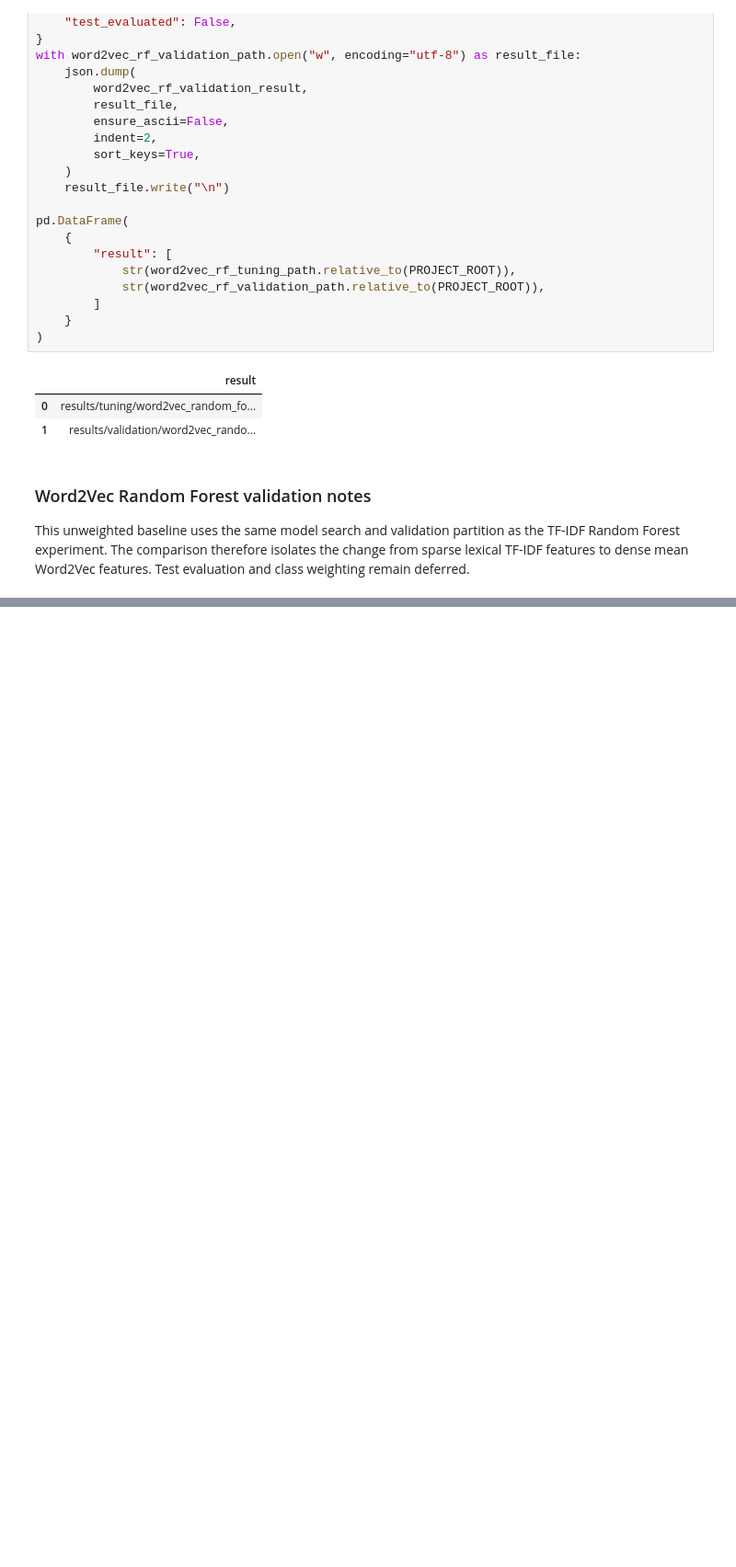
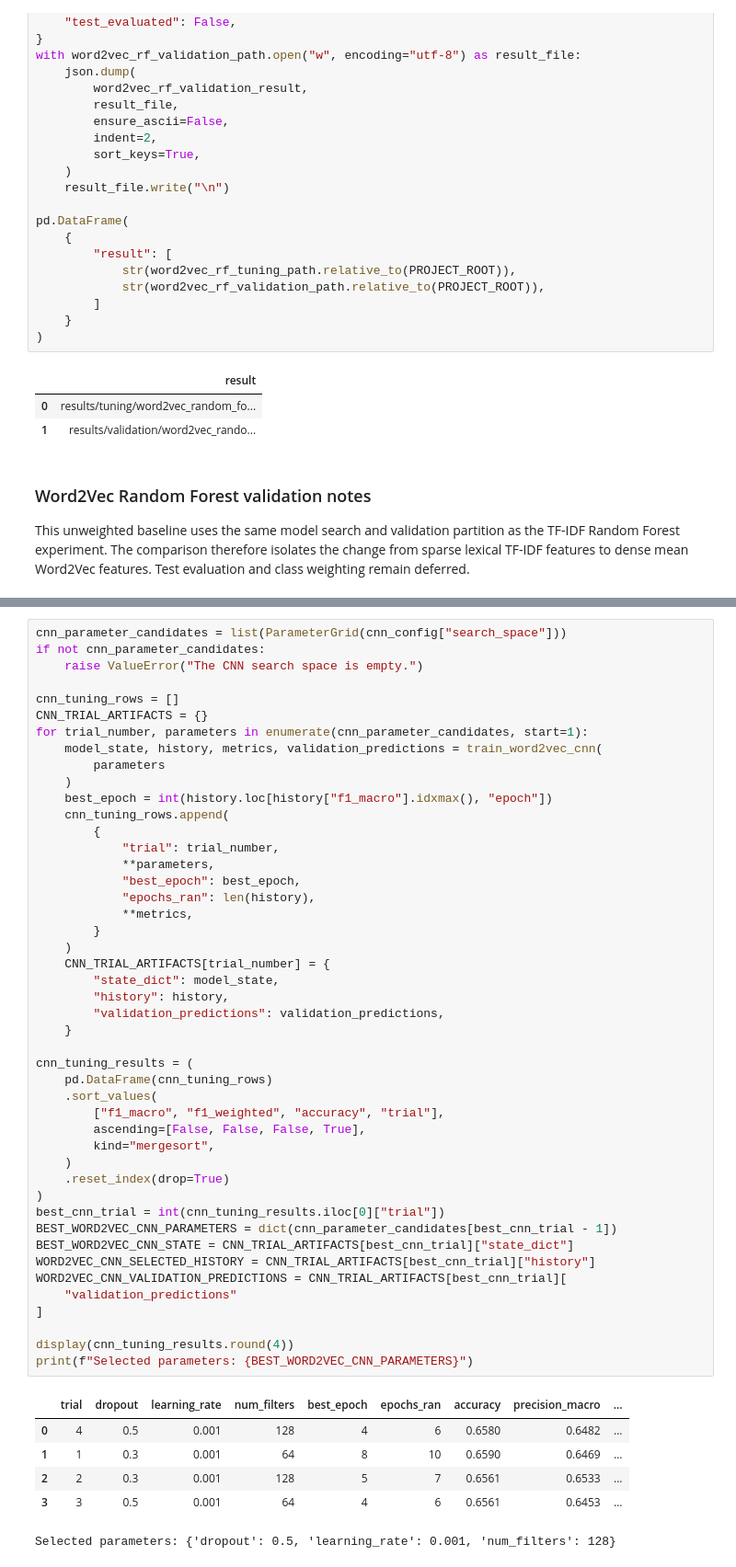
Before and after one commit to iAboud98/arabic-sentiment-analysis, a Jupyter notebook: notebooks/arabic_sentiment_analysis.ipynb, the cells around one changed output, grey strips where cells are left out. Shown at 92% size. Cells and saved outputs as stored; diff of their text form; blank space fills up the shorter version.

```diff
--- a/notebooks/arabic_sentiment_analysis.ipynb
+++ b/notebooks/arabic_sentiment_analysis.ipynb
@@ -2204,0 +2466,53 @@ This unweighted baseline uses the same model search and validation partition as
+# %%
+cnn_parameter_candidates = list(ParameterGrid(cnn_config["search_space"]))
+if not cnn_parameter_candidates:
+    raise ValueError("The CNN search space is empty.")
+
+cnn_tuning_rows = []
+CNN_TRIAL_ARTIFACTS = {}
+for trial_number, parameters in enumerate(cnn_parameter_candidates, start=1):
+    model_state, history, metrics, validation_predictions = train_word2vec_cnn(
+        parameters
+    )
+    best_epoch = int(history.loc[history["f1_macro"].idxmax(), "epoch"])
+    cnn_tuning_rows.append(
+        {
+            "trial": trial_number,
+            **parameters,
+            "best_epoch": best_epoch,
+            "epochs_ran": len(history),
+            **metrics,
+        }
+    )
+    CNN_TRIAL_ARTIFACTS[trial_number] = {
+        "state_dict": model_state,
+        "history": history,
+        "validation_predictions": validation_predictions,
+    }
+
+cnn_tuning_results = (
+    pd.DataFrame(cnn_tuning_rows)
+    .sort_values(
+        ["f1_macro", "f1_weighted", "accuracy", "trial"],
+        ascending=[False, False, False, True],
+        kind="mergesort",
+    )
+    .reset_index(drop=True)
+)
+best_cnn_trial = int(cnn_tuning_results.iloc[0]["trial"])
+BEST_WORD2VEC_CNN_PARAMETERS = dict(cnn_parameter_candidates[best_cnn_trial - 1])
+BEST_WORD2VEC_CNN_STATE = CNN_TRIAL_ARTIFACTS[best_cnn_trial]["state_dict"]
+WORD2VEC_CNN_SELECTED_HISTORY = CNN_TRIAL_ARTIFACTS[best_cnn_trial]["history"]
+WORD2VEC_CNN_VALIDATION_PREDICTIONS = CNN_TRIAL_ARTIFACTS[best_cnn_trial][
+    "validation_predictions"
+]
+
+display(cnn_tuning_results.round(4))
+print(f"Selected parameters: {BEST_WORD2VEC_CNN_PARAMETERS}")
+# %% [output]
+|  | trial | dropout | learning_rate | num_filters | best_epoch | epochs_ran | accuracy | precision_macro | ... |
+| 0 | 4 | 0.5 | 0.001 | 128 | 4 | 6 | 0.6580 | 0.6482 | ... |
+| 1 | 1 | 0.3 | 0.001 | 64 | 8 | 10 | 0.6590 | 0.6469 | ... |
+| 2 | 2 | 0.3 | 0.001 | 128 | 5 | 7 | 0.6561 | 0.6533 | ... |
+| 3 | 3 | 0.5 | 0.001 | 64 | 4 | 6 | 0.6561 | 0.6453 | ... |
+Selected parameters: {'dropout': 0.5, 'learning_rate': 0.001, 'num_filters': 128}
```
Also changed, not shown: parts of 9 cells of this notebook, 4 other files.
